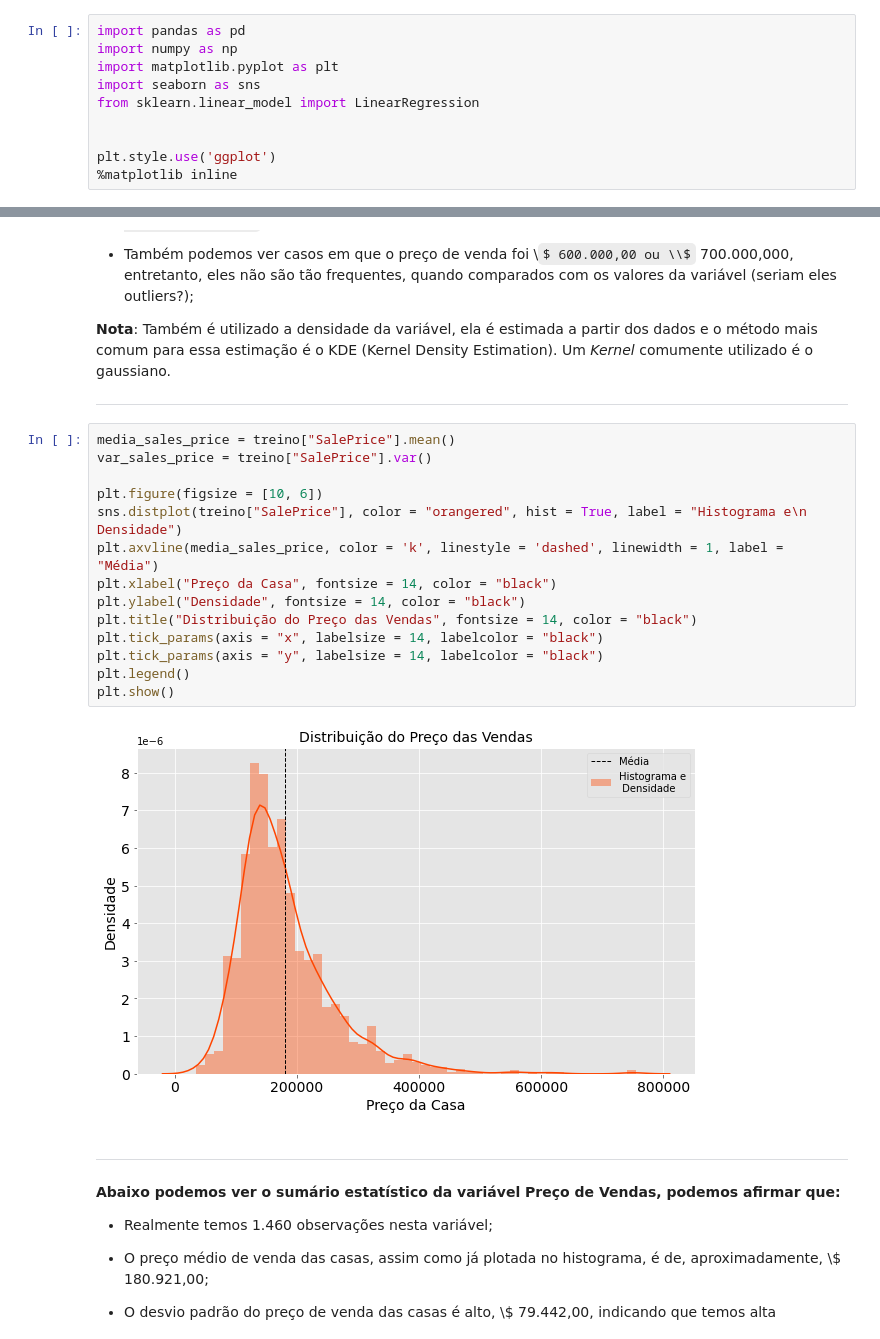
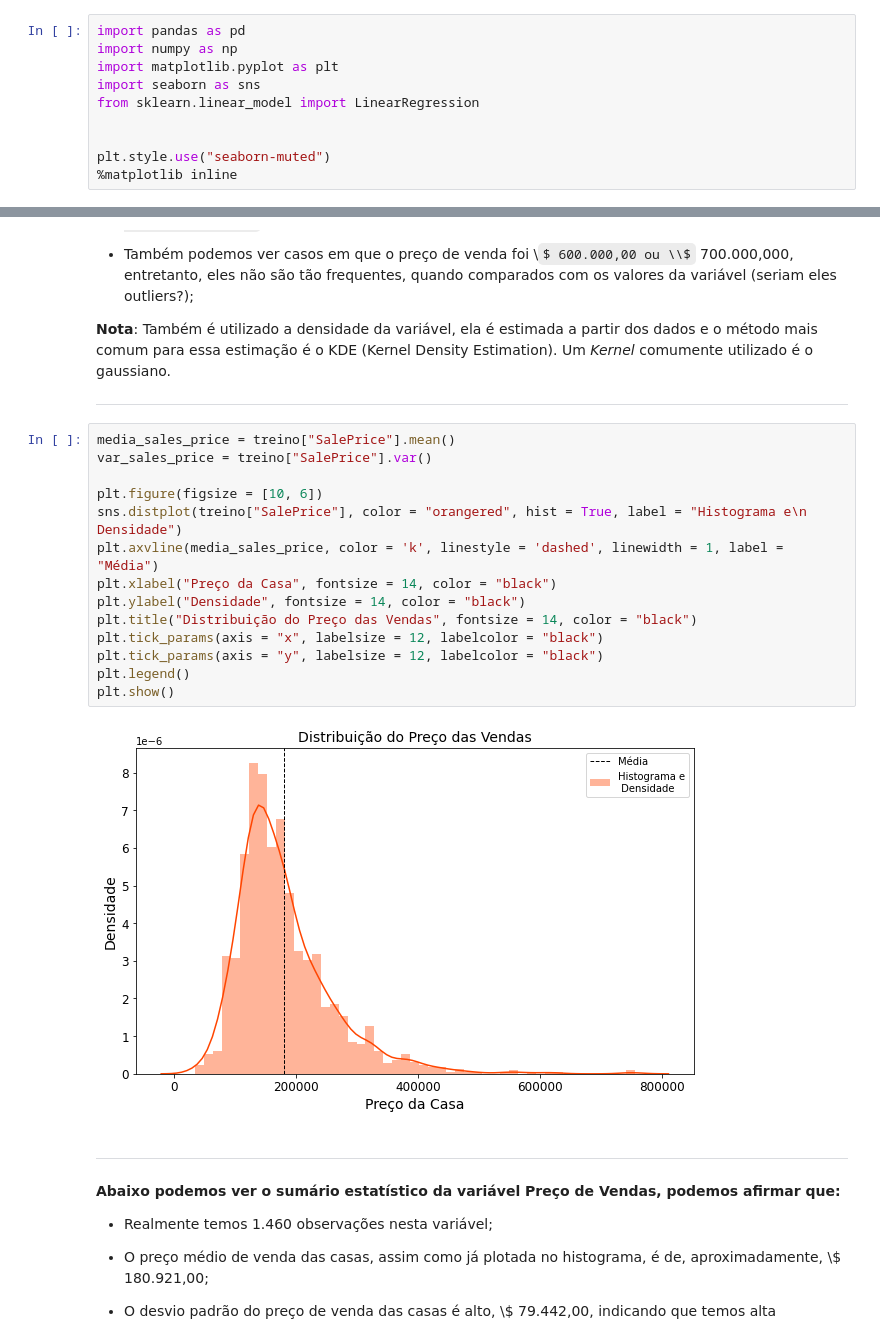
Before and after one commit to barbosarafael/Projetos, a Jupyter notebook: House Prices - Advanced Regression Techniques/notebook_house_prices.ipynb, the cells around one changed output, grey strips where cells are left out. Saved outputs shown, nothing was run; the diff lists cells and outputs as text; some formulas as TeX source.

```diff
--- a/House Prices - Advanced Regression Techniques/notebook_house_prices.ipynb
+++ b/House Prices - Advanced Regression Techniques/notebook_house_prices.ipynb
@@ -58,7 +58,7 @@ import seaborn as sns
 from sklearn.linear_model import LinearRegression
 
 
-plt.style.use('ggplot')
+plt.style.use("seaborn-muted")
 %matplotlib inline
 # %% [markdown]
 # Carregando os dados com o Pandas
@@ -135,19 +135,19 @@ Percebemos que a distribuição do Preço de Vendas possui concentração negati
 # %%
 media_sales_price = treino["SalePrice"].mean()
 var_sales_price = treino["SalePrice"].var()
 
 plt.figure(figsize = [10, 6])
 sns.distplot(treino["SalePrice"], color = "orangered", hist = True, label = "Histograma e\n Densidade")
 plt.axvline(media_sales_price, color = 'k', linestyle = 'dashed', linewidth = 1, label = "Média")
 plt.xlabel("Preço da Casa", fontsize = 14, color = "black")
 plt.ylabel("Densidade", fontsize = 14, color = "black")
 plt.title("Distribuição do Preço das Vendas", fontsize = 14, color = "black")
-plt.tick_params(axis = "x", labelsize = 14, labelcolor = "black")
-plt.tick_params(axis = "y", labelsize = 14, labelcolor = "black")
+plt.tick_params(axis = "x", labelsize = 12, labelcolor = "black")
+plt.tick_params(axis = "y", labelsize = 12, labelcolor = "black")
 plt.legend()
 plt.show()
 # %% [output]
-[figure, old version]
+[figure, new version]
 # %% [markdown]
 ---
 
```
Also changed, not shown: parts of 14 cells of this notebook, 1 other file.
